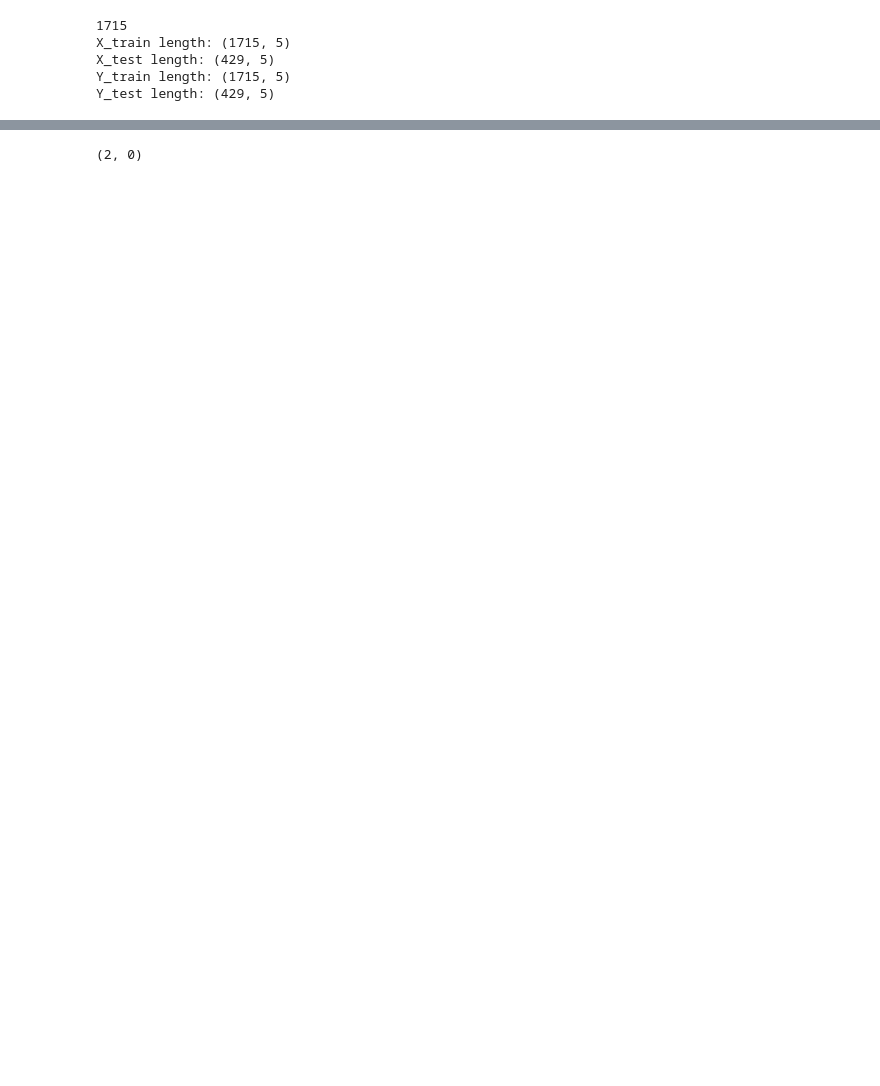
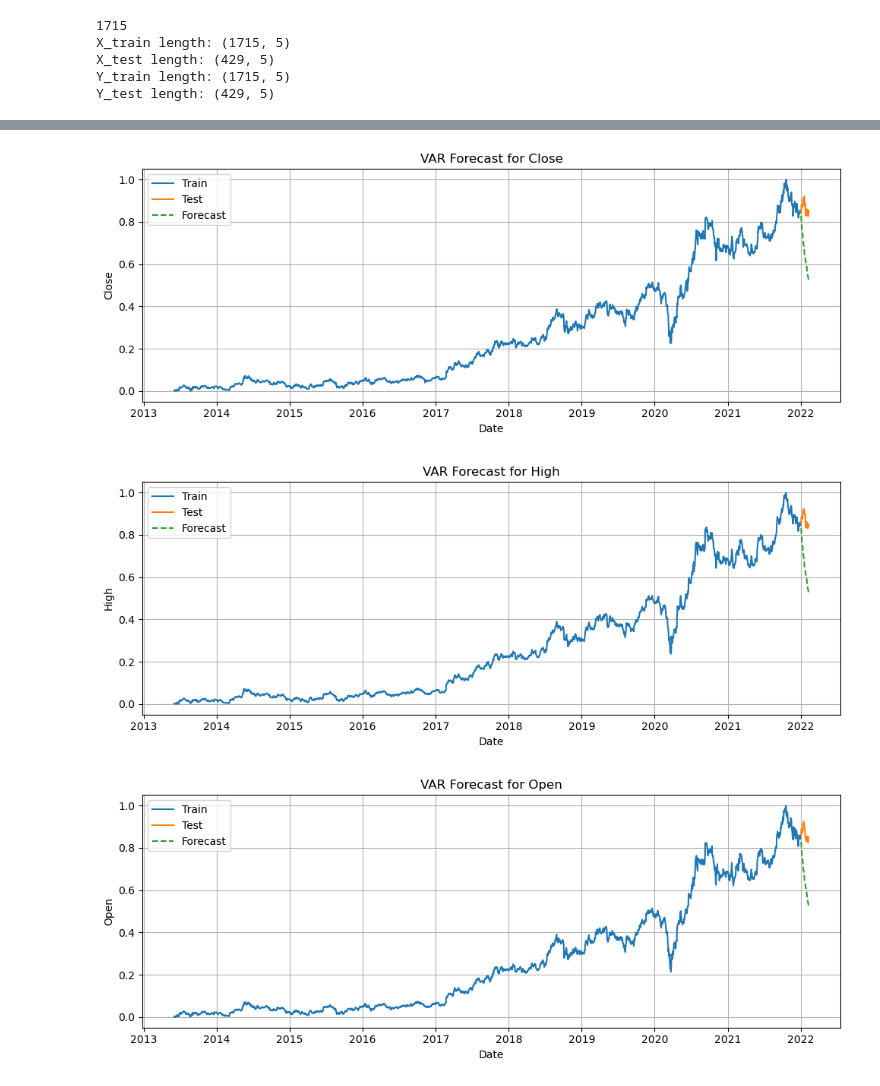
Before and after one commit to LakshmiMeyyappan/Week-12-Time-Series, a Jupyter notebook: TimeSeries_VARMAX.ipynb, the cells around one changed output, grey strips where cells are left out. Saved outputs shown, nothing was run; the diff lists cells and outputs as text; code cells hidden in the pictures; blank space fills up the shorter version.

```diff
--- a/TimeSeries_VARMAX.ipynb
+++ b/TimeSeries_VARMAX.ipynb
@@ -146,4 +192,18 @@ best_aic
-# %%
-best_order
-# %% [output]
-(2, 0)
+# %%
+  # ---- Plotting ----
+for col in cols:
+    plt.figure(figsize=(10, 4))
+    plt.plot(train.index, train[col], label='Train')
+    plt.plot(test.index, test[col], label='Test')
+    plt.plot(pred.index, pred_df[col], label='Forecast', linestyle='--')
+    plt.title(f"VAR Forecast for {col}")
+    plt.xlabel("Date")
+    plt.ylabel(col)
+    plt.legend()
+    plt.grid(True)
+    plt.tight_layout()
+    plt.show()
+# %% [output]
+[figure, added]
+[figure, added]
+[figure, added]
```
Also changed, not shown: parts of 13 cells of this notebook, 1 other file.
